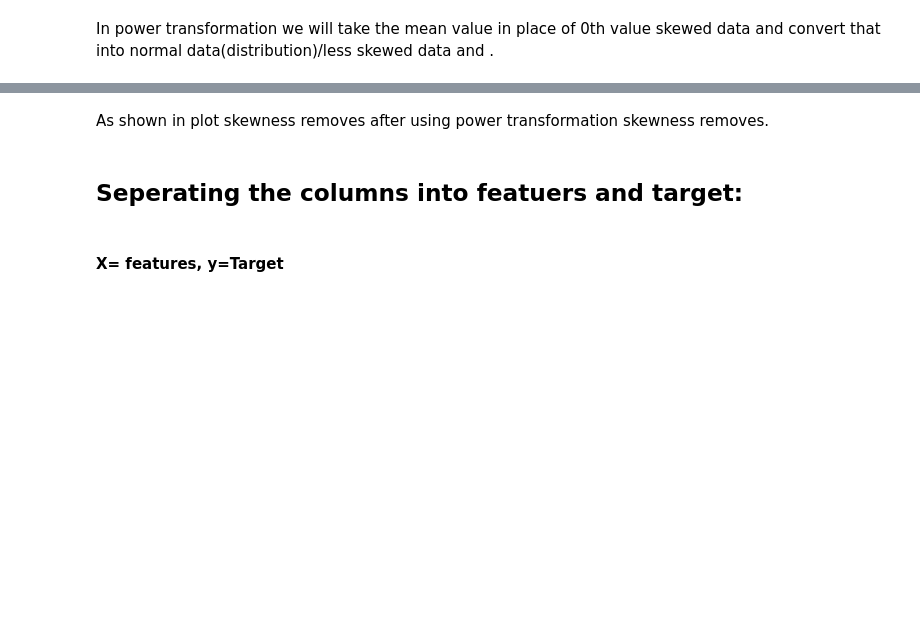
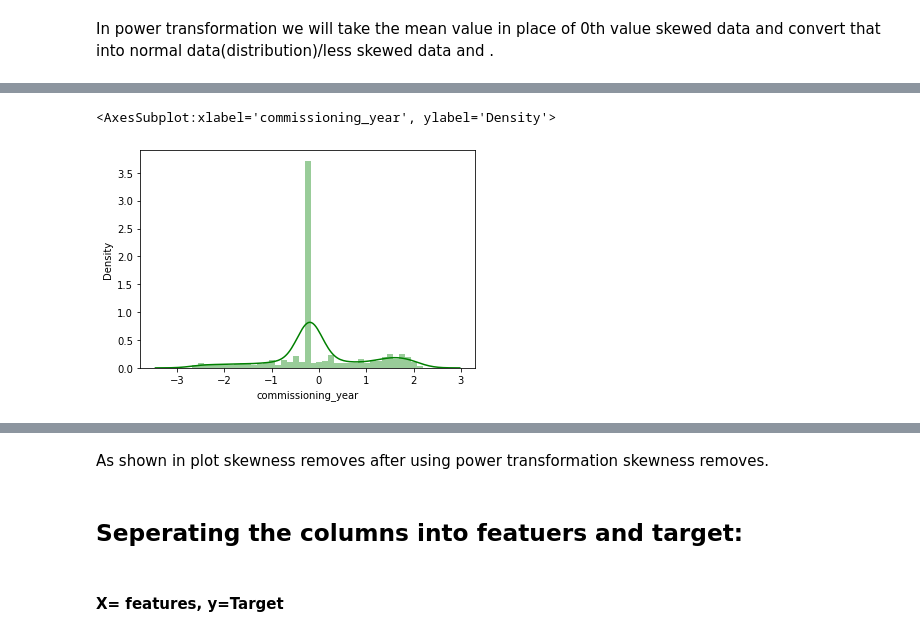
Before and after one commit to chaitali1992mygit/Global-Power-Plant, a Jupyter notebook: Global Power Plant.ipynb, the cells around one changed output, grey strips where cells are left out. Saved outputs shown, nothing was run; the diff lists cells and outputs as text; code cells hidden in the pictures; blank space fills up the shorter version.

```diff
--- a/Global Power Plant.ipynb
+++ b/Global Power Plant.ipynb
@@ -1035,2 +1184,5 @@ sn.distplot(new_df["Length"], color = 'g')
 # %%
-sn.distplot(new_df["Diameter"], color = 'g')
+sn.distplot(new_df["commissioning_year"], color = 'g')
+# %% [output]
+<AxesSubplot:xlabel='commissioning_year', ylabel='Density'>
+[figure, added]
```
Also changed, not shown: parts of 367 cells of this notebook.
